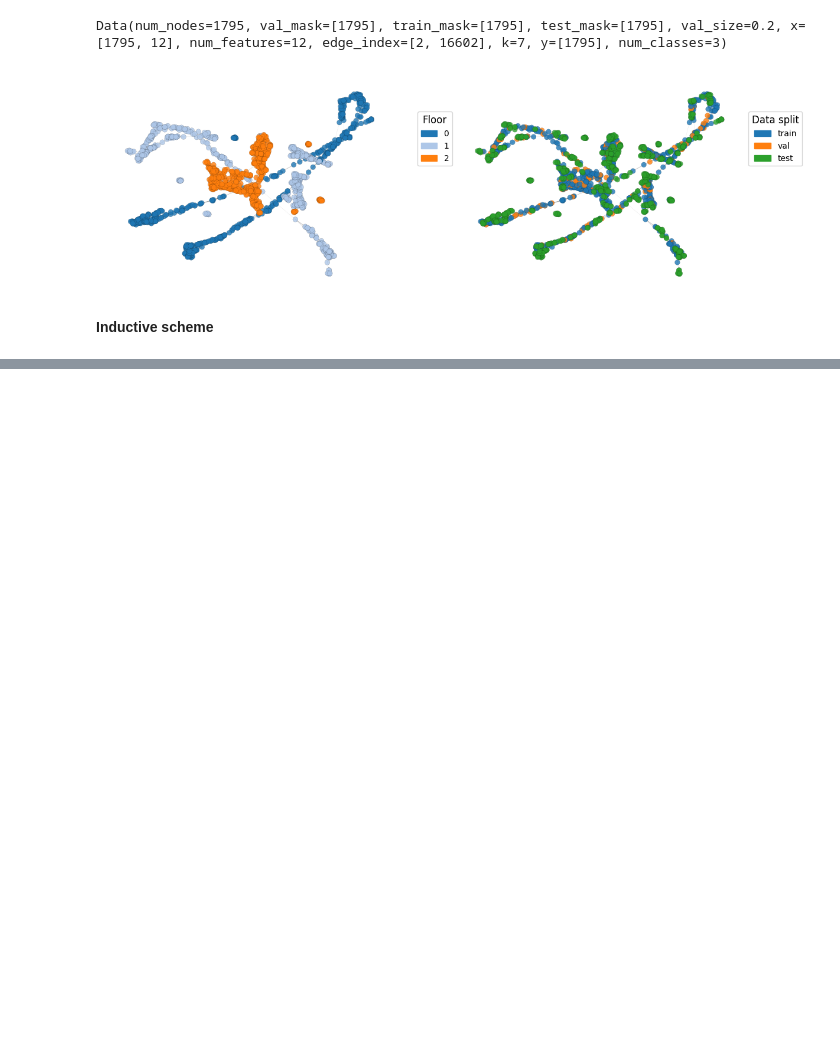
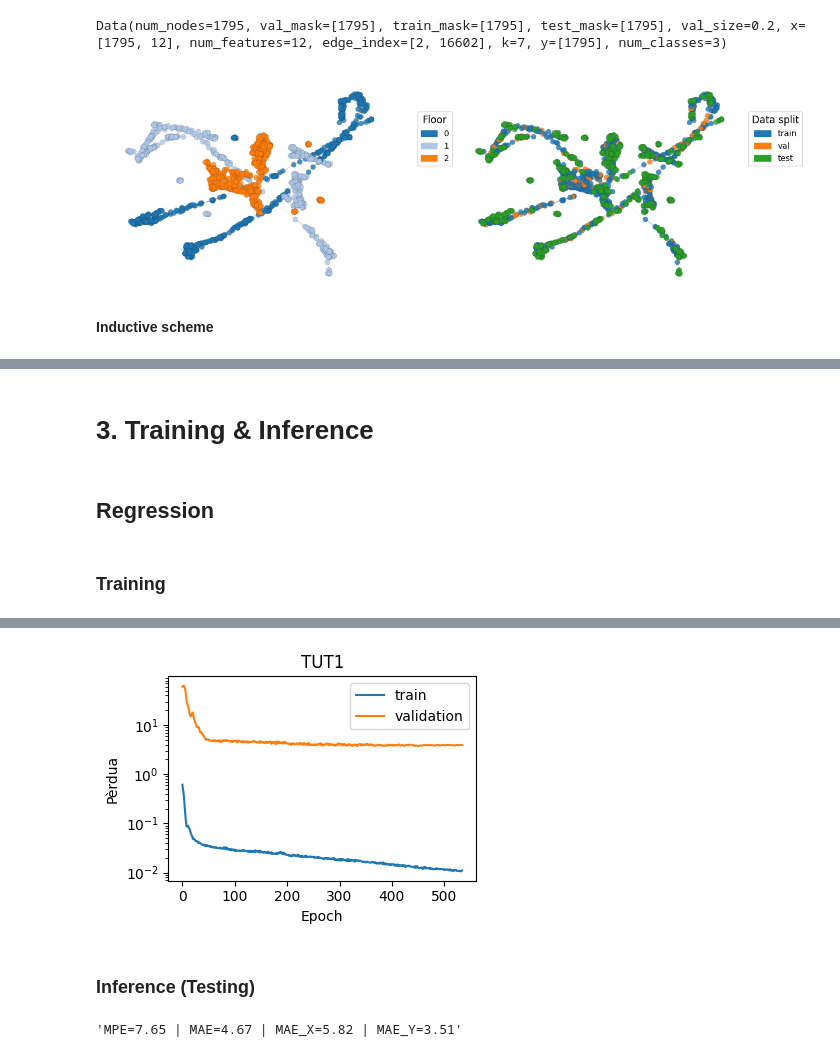
Before and after one commit to mfpscidev/indoorloc-inductive-gnn, a Jupyter notebook: notebooks/evaluation.ipynb, the cells around one changed output, grey strips where cells are left out. Drawn from its saved outputs; the diff is of its cells as text; code cells hidden in the pictures; blank space fills up the shorter version.

```diff
--- a/notebooks/evaluation.ipynb
+++ b/notebooks/evaluation.ipynb
@@ -220,0 +223,35 @@ plt.show()
+# %% [markdown]
+# 3. Training & Inference
+# %% [markdown]
+## Regression
+# %% [markdown]
+### Training
+# %%
+dataset = "TUT1"
+scheme = "inductive"
+#scheme = "transductive"
+graph_data = graph_datas[dataset][0][scheme]
+input_dim = graph_data.reg['train'].num_features if scheme == "inductive" \
+            else graph_data.reg.num_features
+model_params = {
+    'input_dim': input_dim,
+    'hidden_dim': [256, 256],
+    'output_dim': 2,
+    'n_layers': 2,
+    'dropout': [0.4],
+    'learning_rate': 1e-2,
+    'optim_factor': 0.9,
+    'weight_decay': 1e-4,
+    'mlp_layers': 4
+}
+model = SAGERegressor(**model_params).to("cuda")
+
+trainer = GNNRegressionTrainer(dataset=dataset, scheme=scheme).train_validate(
+    data=graph_data.reg,
+    model=model,
+    verbose=2,
+    max_epochs=800,
+    patience=200,
+    show_train_process=True
+)
+# %% [output]
@@ -220,0 +269,12 @@ plt.show()
+[figure, added]
+# %% [markdown]
+### Inference (Testing)
+# %%
+prediction = GNNRegressionTrainer(dataset=dataset, scheme=scheme)._test(
+    data=graph_data.reg,
+    model=model
+)
+f"MPE={prediction['mpe']:.2f} | MAE={prediction['mae']:.2f} \
+| MAE_X={prediction['mae_x']:.2f} | MAE_Y={prediction['mae_y']:.2f}"
+# %% [output]
+'MPE=7.65 | MAE=4.67 | MAE_X=5.82 | MAE_Y=3.51'
```
Also changed, not shown: parts of 7 cells of this notebook, 1 other file.
